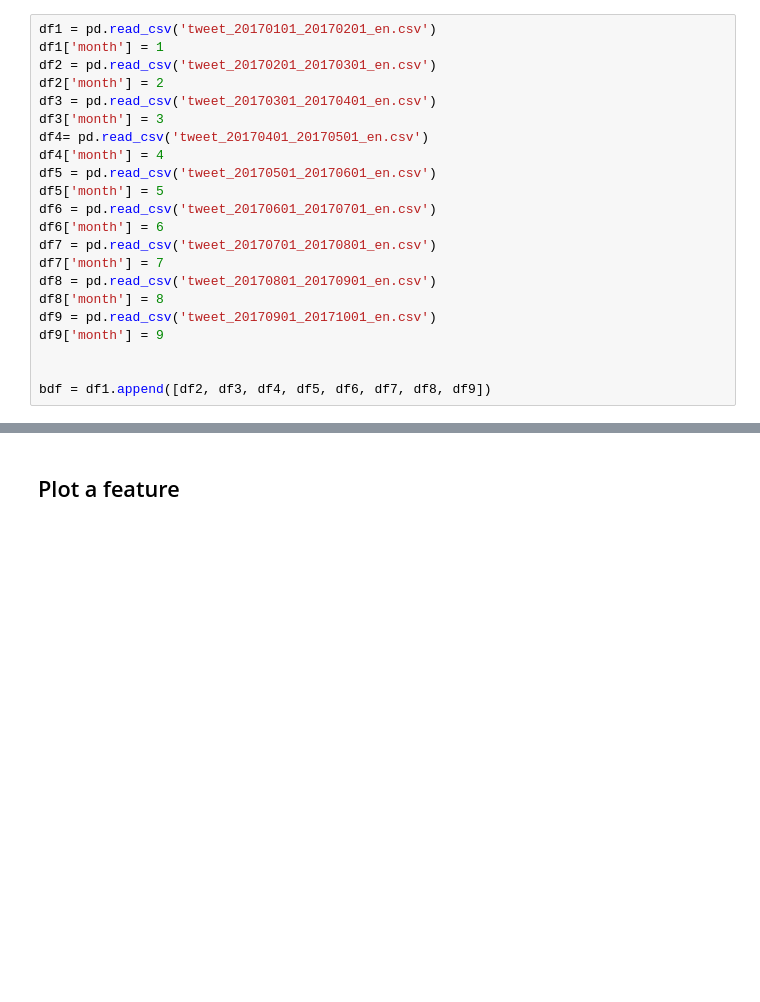
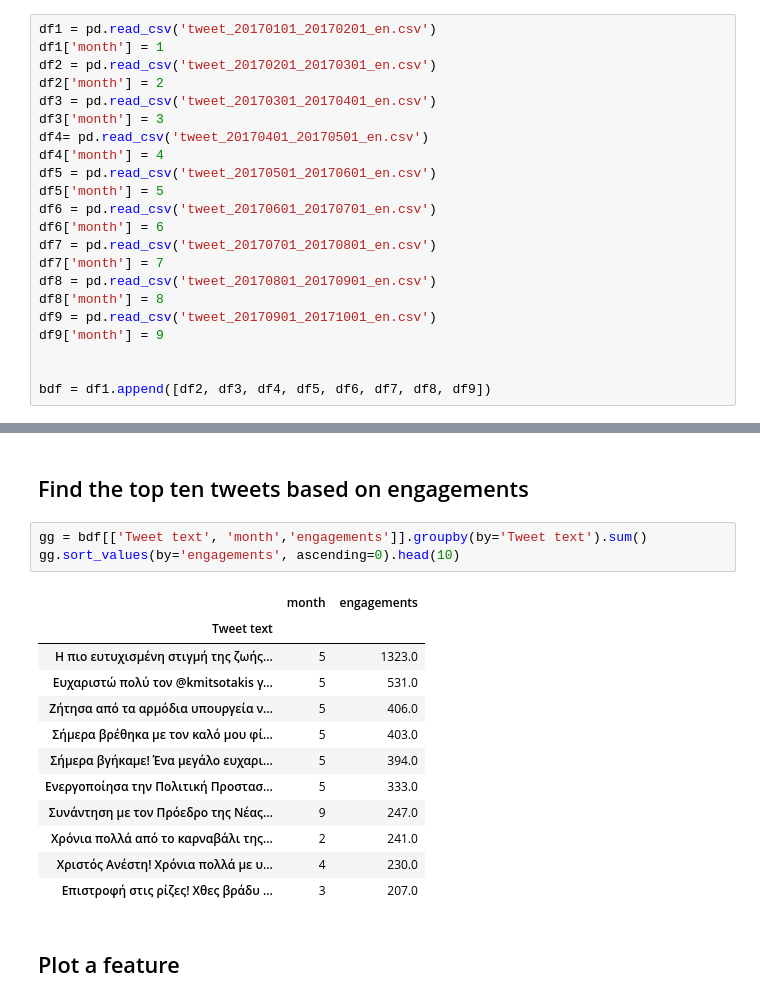
Before and after one commit to ioannou-nikos/learning, a Jupyter notebook: twitter_analysis/tweet_analysis.ipynb, the cells around one changed output, grey strips where cells are left out. Cells and saved outputs as stored; diff of their text form; blank space fills up the shorter version.

```diff
--- a/twitter_analysis/tweet_analysis.ipynb
+++ b/twitter_analysis/tweet_analysis.ipynb
@@ -47,3 +48,21 @@ gbdf.agg(['count', 'min', 'max', 'mean'])
+# %% [markdown]
+## Find the top ten tweets based on engagements
+# %%
+gg = bdf[['Tweet text', 'month','engagements']].groupby(by='Tweet text').sum()
+gg.sort_values(by='engagements', ascending=0).head(10)
+# %% [output]
+|  | month | engagements |
+| Tweet text |  |  |
+| Η πιο ευτυχισμένη στιγμή της ζωής... | 5 | 1323.0 |
+| Ευχαριστώ πολύ τον @kmitsotakis γ... | 5 | 531.0 |
+| Ζήτησα από τα αρμόδια υπουργεία ν... | 5 | 406.0 |
+| Σήμερα βρέθηκα με τον καλό μου φί... | 5 | 403.0 |
+| Σήμερα βγήκαμε! Ένα μεγάλο ευχαρι... | 5 | 394.0 |
+| Ενεργοποίησα την Πολιτική Προστασ... | 5 | 333.0 |
+| Συνάντηση με τον Πρόεδρο της Νέας... | 9 | 247.0 |
+| Χρόνια πολλά από το καρναβάλι της... | 2 | 241.0 |
+| Χριστός Ανέστη! Χρόνια πολλά με υ... | 4 | 230.0 |
+| Επιστροφή στις ρίζες! Χθες βράδυ ... | 3 | 207.0 |
 # %% [markdown]
 ## Plot a feature
 # %%
```
Also changed, not shown: parts of 3 cells of this notebook, 4 other files.
